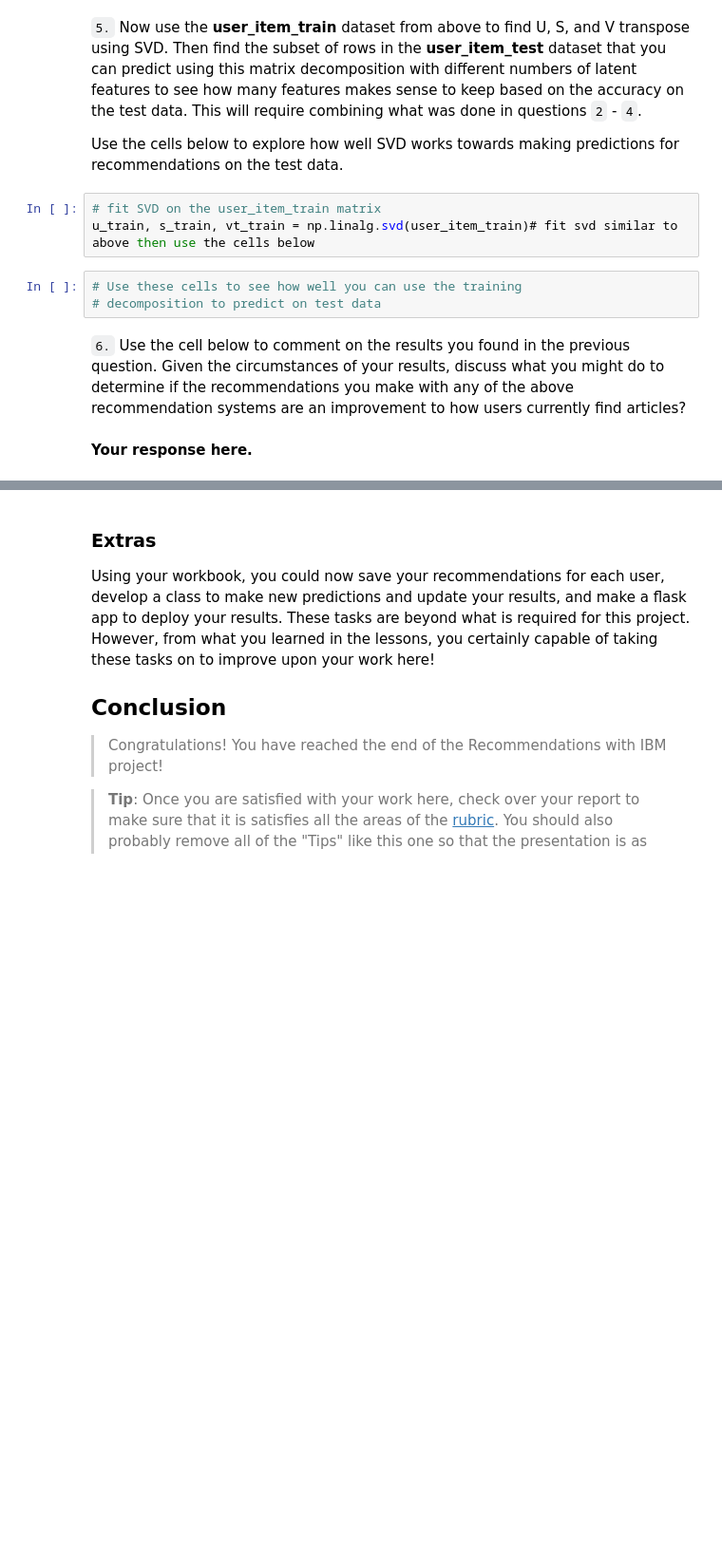
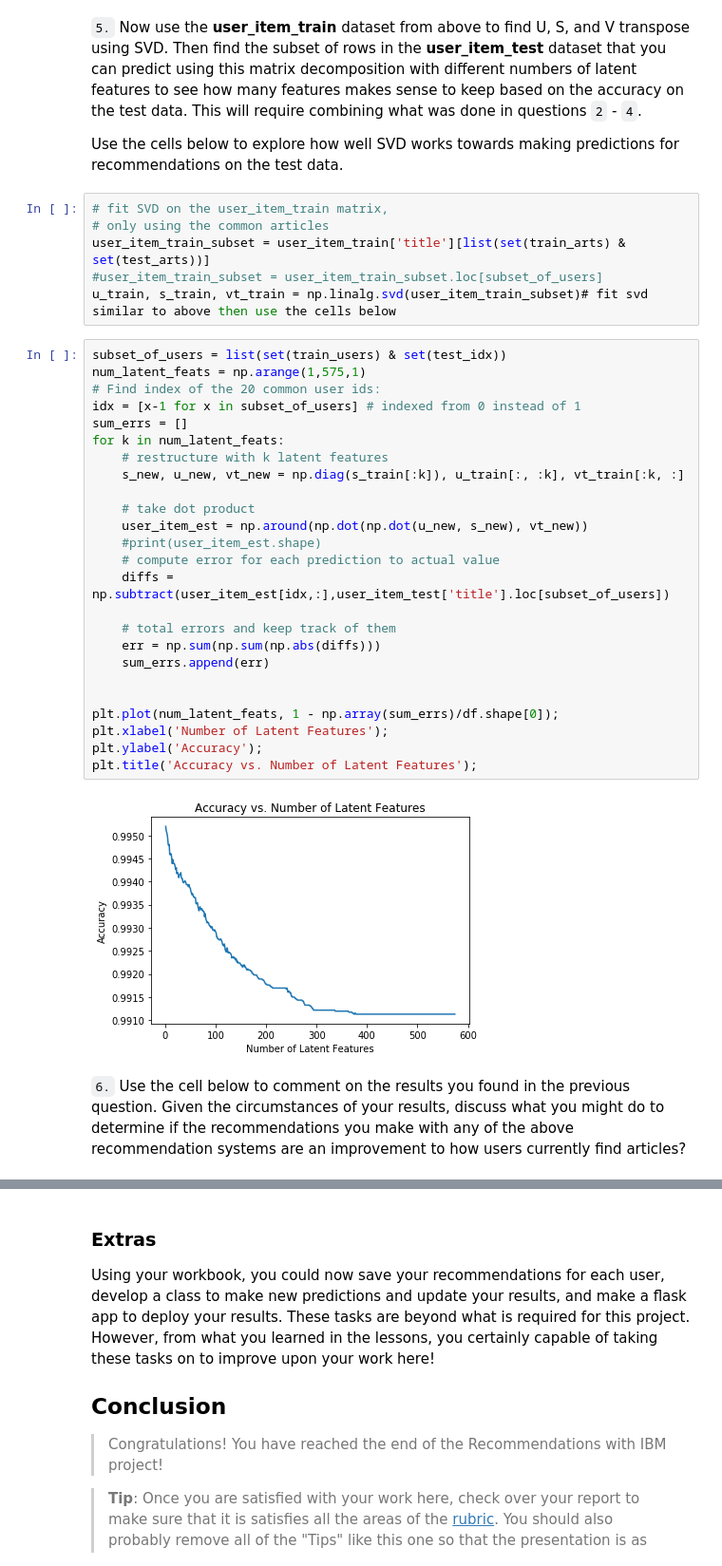
Before and after one commit to mbroend/IBM-recommender-system, a Jupyter notebook: Recommendations_with_IBM.ipynb, the cells around one changed output, grey strips where cells are left out. Shown at 95% size. Drawn from its saved outputs; the diff is of its cells as text; blank space fills up the shorter version.

```diff
--- a/Recommendations_with_IBM.ipynb
+++ b/Recommendations_with_IBM.ipynb
@@ -818,12 +818,37 @@ Note: I had to fix the test as it was refering to movies rather than articles.
 
 Use the cells below to explore how well SVD works towards making predictions for recommendations on the test data.
 # %%
-# fit SVD on the user_item_train matrix
-u_train, s_train, vt_train = np.linalg.svd(user_item_train)# fit svd similar to above then use the cells below
+# fit SVD on the user_item_train matrix,
+# only using the common articles
+user_item_train_subset = user_item_train['title'][list(set(train_arts) & set(test_arts))]
+#user_item_train_subset = user_item_train_subset.loc[subset_of_users]
+u_train, s_train, vt_train = np.linalg.svd(user_item_train_subset)# fit svd similar to above then use the cells below
-# %%
-# Use these cells to see how well you can use the training
-# decomposition to predict on test data
+# %%
+subset_of_users = list(set(train_users) & set(test_idx))
+num_latent_feats = np.arange(1,575,1)
+# Find index of the 20 common user ids:
+idx = [x-1 for x in subset_of_users] # indexed from 0 instead of 1
+sum_errs = []
+for k in num_latent_feats:
+    # restructure with k latent features
+    s_new, u_new, vt_new = np.diag(s_train[:k]), u_train[:, :k], vt_train[:k, :]
+
+    # take dot product
+    user_item_est = np.around(np.dot(np.dot(u_new, s_new), vt_new))
+    #print(user_item_est.shape)
+    # compute error for each prediction to actual value
+    diffs = np.subtract(user_item_est[idx,:],user_item_test['title'].loc[subset_of_users])
+
+    # total errors and keep track of them
+    err = np.sum(np.sum(np.abs(diffs)))
+    sum_errs.append(err)
+
+
+plt.plot(num_latent_feats, 1 - np.array(sum_errs)/df.shape[0]);
+plt.xlabel('Number of Latent Features');
+plt.ylabel('Accuracy');
+plt.title('Accuracy vs. Number of Latent Features');
+# %% [output]
+[figure, added]
 # %% [markdown]
 `6.` Use the cell below to comment on the results you found in the previous question. Given the circumstances of your results, discuss what you might do to determine if the recommendations you make with any of the above recommendation systems are an improvement to how users currently find articles?
-# %% [markdown]
-**Your response here.**
```
Also changed, not shown: parts of 3 cells of this notebook, 2 other files.
